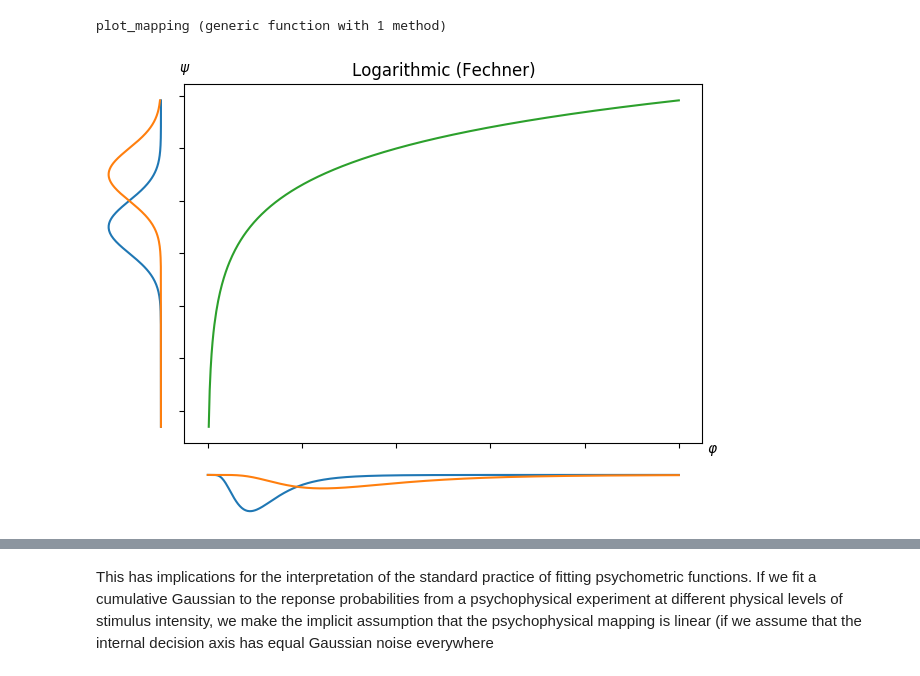
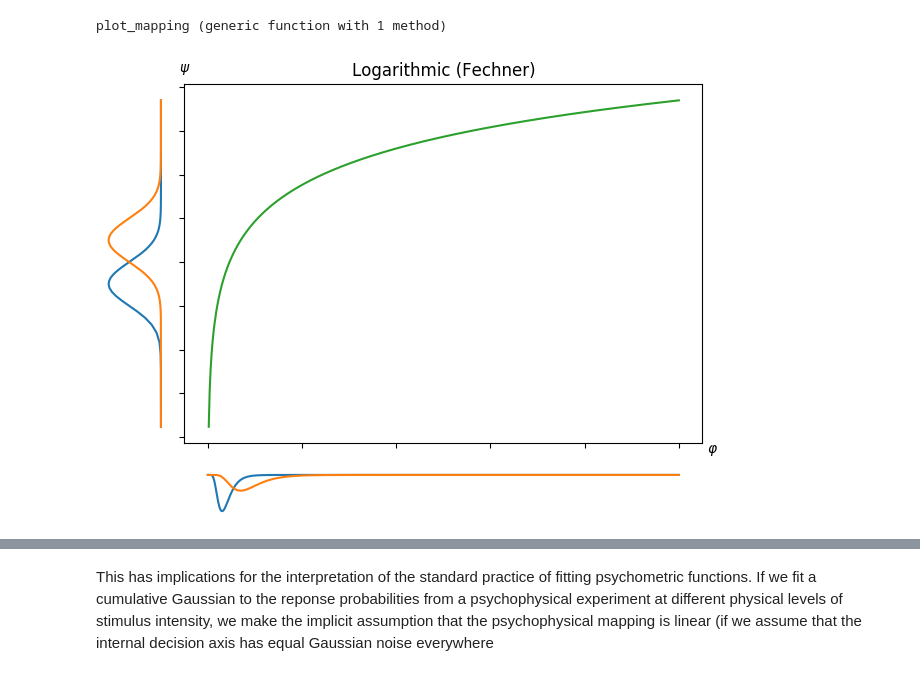
Before and after one commit to dominikstrb/Fechner.jl, a Jupyter notebook: notebooks/IntroSDT.ipynb, the cells around one changed output, grey strips where cells are left out. Saved outputs shown, nothing was run; the diff lists cells and outputs as text; code cells hidden in the pictures.

```diff
--- a/notebooks/IntroSDT.ipynb
+++ b/notebooks/IntroSDT.ipynb
@@ -84,10 +88,12 @@ end
 # %% [output]
 plot_mapping (generic function with 1 method)
 # %%
+fechner_law(x) = 1.2 * log(x) + 1
+
 ϕ = collect(0:0.1:50)
 
-f, ax = plot_mapping(log, ϕ)
+f, ax = plot_mapping(fechner_law, ϕ)
 ax.set_title("Logarithmic (Fechner)")
 if save_figures f.savefig("../figures/mapping-log.pdf") end
 # %% [output]
-[figure, old version]
+[figure, new version]
```
Also changed, not shown: parts of 8 cells of this notebook, 2 other files.
